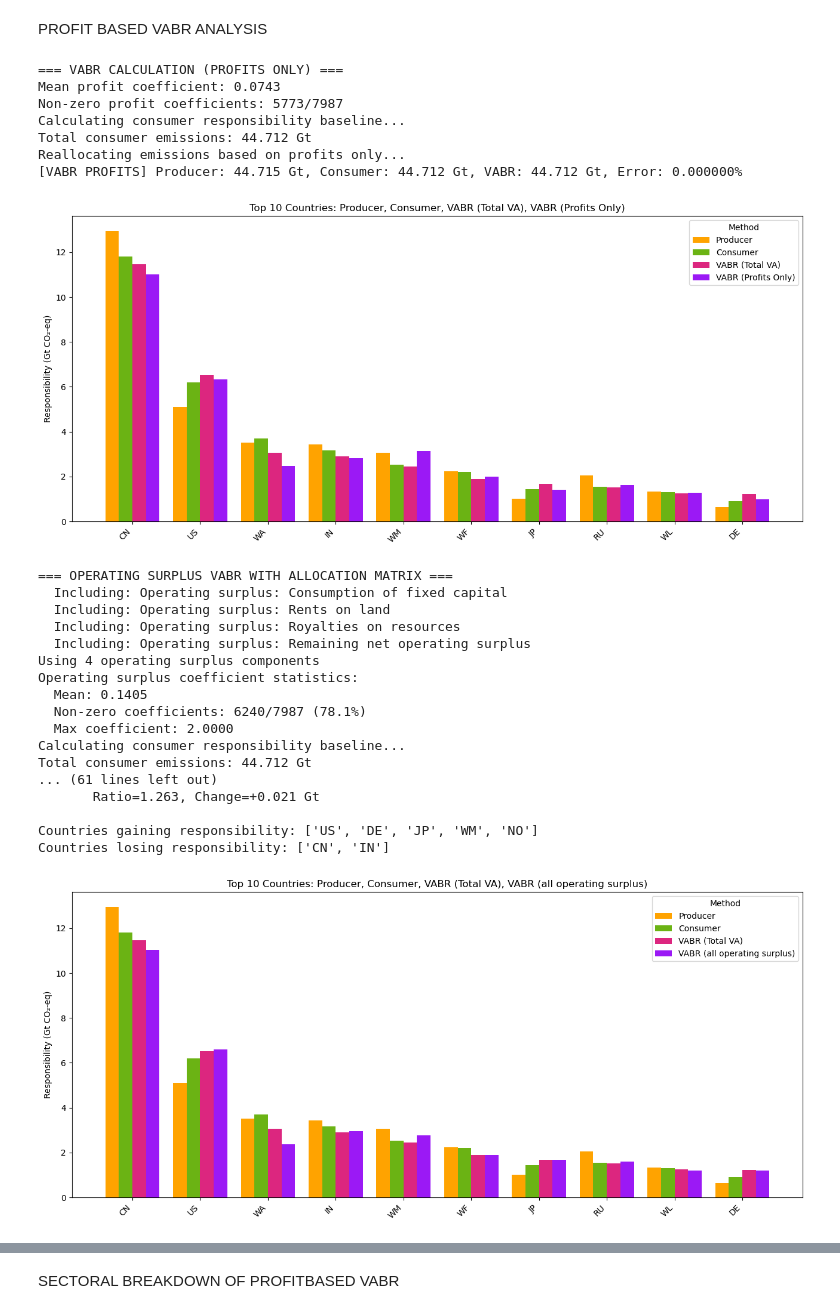
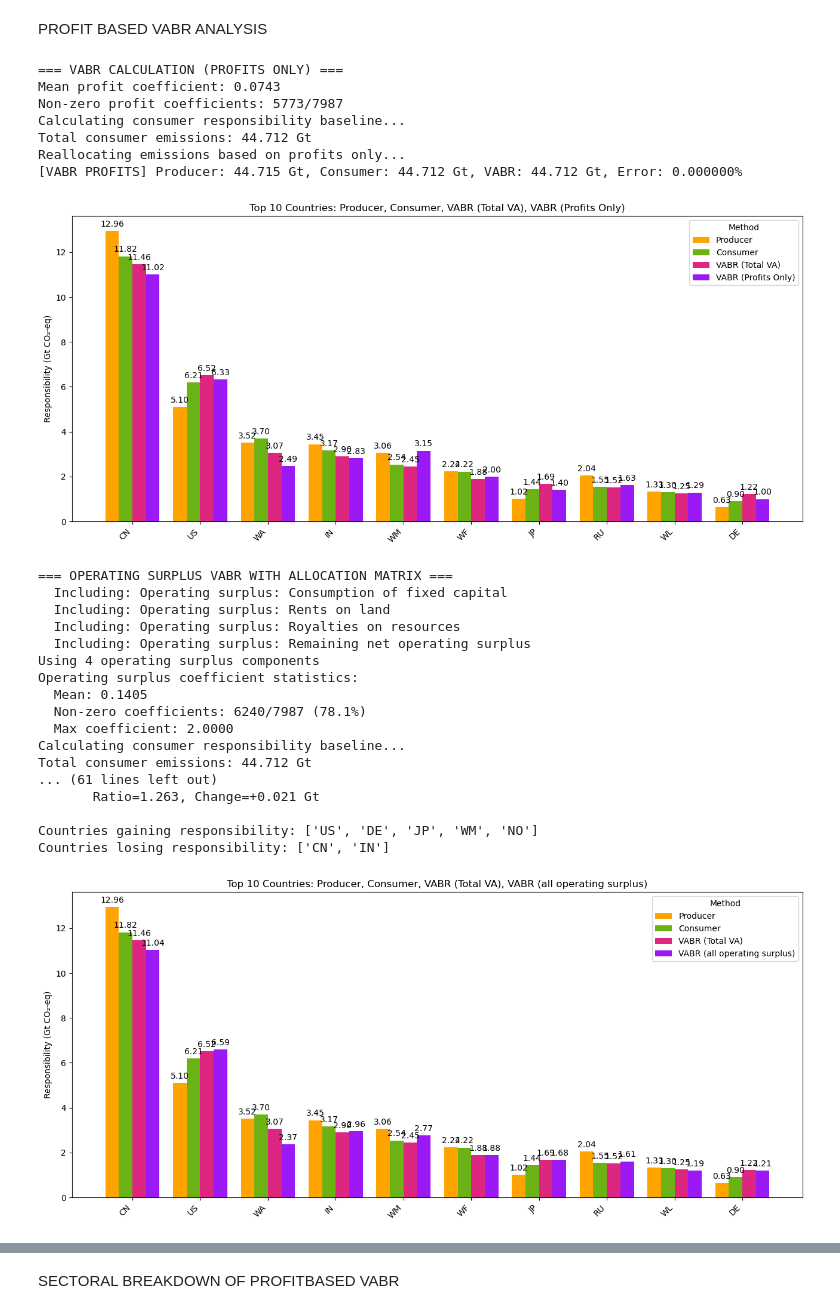
Before and after one commit to marine312000/MA-thesis, a Jupyter notebook: MA code_official.ipynb, the cells around one changed output, grey strips where cells are left out. Saved outputs shown, nothing was run; the diff lists cells and outputs as text; code cells hidden in the pictures.

```diff
--- a/MA code_official.ipynb
+++ b/MA code_official.ipynb
@@ -4600,34 +4600,38 @@ data = pd.DataFrame({
 })
 
 # Convert to Gt CO₂-eq
 data = data / 1e9
 
 # --- Plot side-by-side bars ---
 fig, ax = plt.subplots(figsize=(13, 6))
 x = np.arange(len(top_countries))
 width = 0.2
 
 bars1 = ax.bar(x - 1.5*width, data['Producer'], width, label='Producer', color='#ffa300')
 bars2 = ax.bar(x - 0.5*width, data['Consumer'], width, label='Consumer', color='#6bb314')
 bars3 = ax.bar(x + 0.5*width, data['VABR_Total'], width, label='VABR (Total VA)', color='#dc267f')
 bars4 = ax.bar(x + 1.5*width, data['VABR_Profits'], width, label='VABR (Profits Only)', color='#9b19f5')
 
+# include numbers of bars on top of bars
+for bars in [bars1, bars2, bars3, bars4]:
+    ax.bar_label(bars, padding=3, fmt='%.2f')
+
 ax.set_xticks(x)
 ax.set_xticklabels(top_countries, rotation=45, ha='right')
 ax.set_ylabel('Responsibility (Gt CO₂-eq)')
 ax.set_title('Top 10 Countries: Producer, Consumer, VABR (Total VA), VABR (Profits Only)')
 ax.legend(title='Method')
 plt.tight_layout()
 plt.show()
 # %% [output]
 === VABR CALCULATION (PROFITS ONLY) ===
 Mean profit coefficient: 0.0743
 Non-zero profit coefficients: 5773/7987
 Calculating consumer responsibility baseline...
 Total consumer emissions: 44.712 Gt
 Reallocating emissions based on profits only...
 [VABR PROFITS] Producer: 44.715 Gt, Consumer: 44.712 Gt, VABR: 44.712 Gt, Error: 0.000000%
-[figure, old version]
+[figure, new version]
 # %%
 import pandas as pd
 import numpy as np
@@ -4665,6 +4669,10 @@ bars1 = ax.bar(x - 1.5*width, data['Producer'], width, label='Producer', color='
 bars2 = ax.bar(x - 0.5*width, data['Consumer'], width, label='Consumer', color='#6bb314')
 bars3 = ax.bar(x + 0.5*width, data['VABR_Total'], width, label='VABR (Total VA)', color='#dc267f')
 bars4 = ax.bar(x + 1.5*width, data['VABR_Operating_Surplus'], width, label='VABR (all operating surplus)', color='#9b19f5')
+# include numbers of bars on top of bars
+for bars in [bars1, bars2, bars3, bars4]:
+    ax.bar_label(bars, padding=3, fmt='%.2f')
+
 
 ax.set_xticks(x)
 ax.set_xticklabels(top_countries, rotation=45, ha='right')
@@ -4691,4 +4699,4 @@ Total consumer emissions: 44.712 Gt
 
 Countries gaining responsibility: ['US', 'DE', 'JP', 'WM', 'NO']
 Countries losing responsibility: ['CN', 'IN']
-[figure, old version]
+[figure, new version]
```
Also changed, not shown: parts of 4 cells of this notebook.
